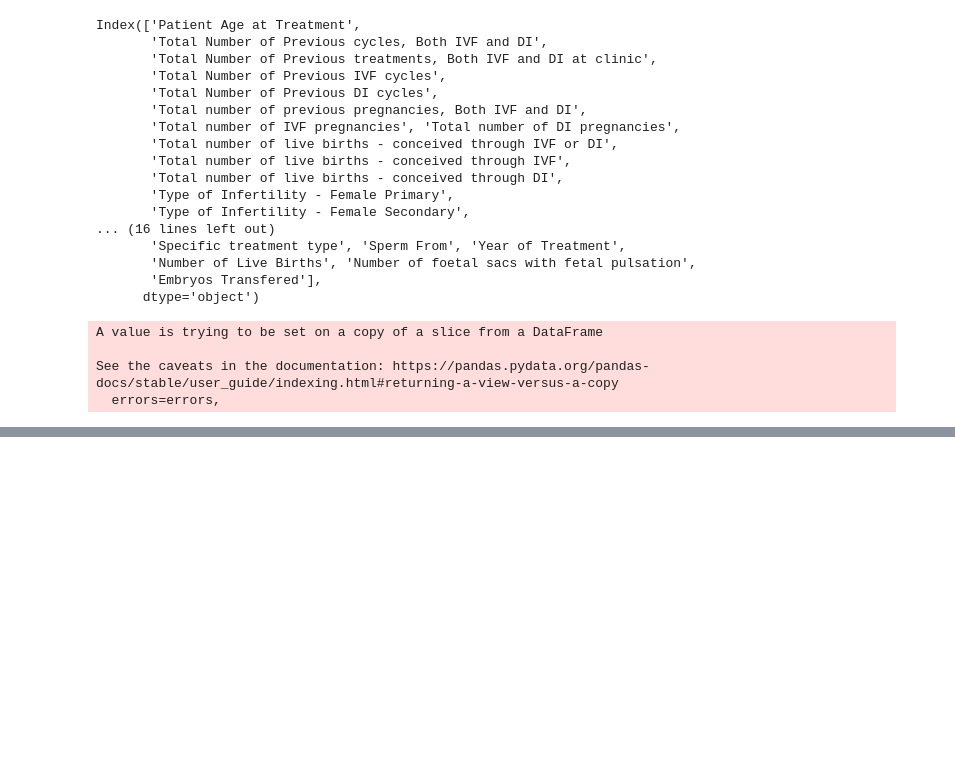
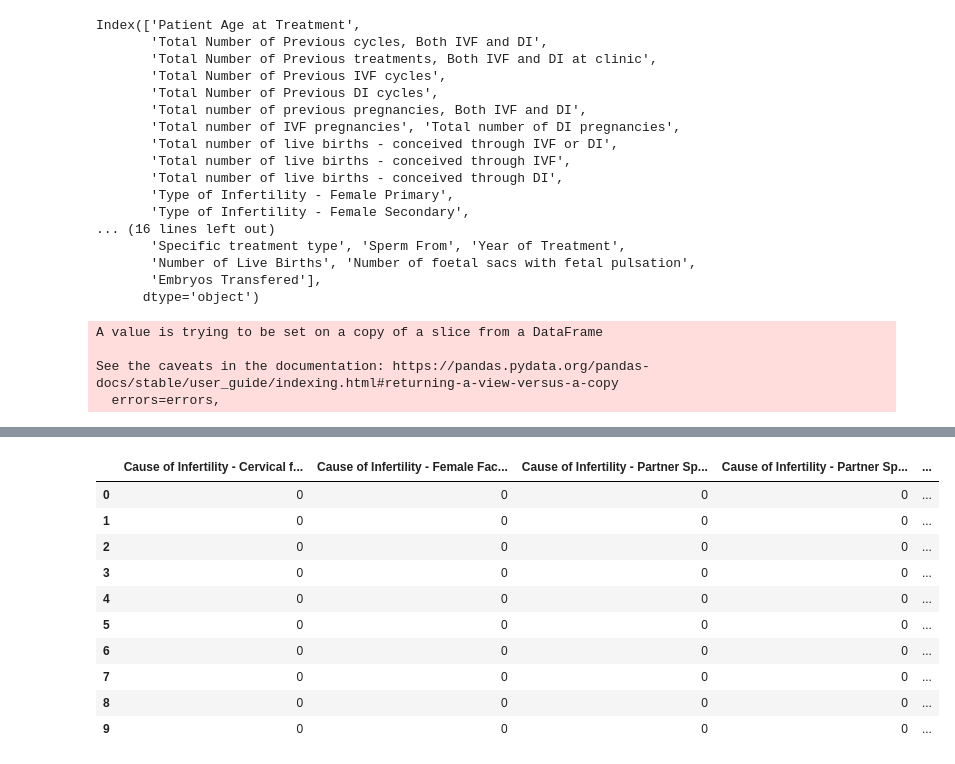
Before and after one commit to ecdison/Group9_MachineLearningHC, a Jupyter notebook: HCTech.ipynb, the cells around one changed output, grey strips where cells are left out. Cells and saved outputs as stored; diff of their text form; code cells hidden in the pictures; blank space fills up the shorter version.

```diff
--- a/HCTech.ipynb
+++ b/HCTech.ipynb
@@ -139,0 +168,18 @@ Index(['Patient Age at Treatment', 'Total Number of Previous IVF cycles',
+# %%
+# df_clean = mod_df['Cause of Infertility - Cervical factors'], mod_df['Cause of Infertility - Female Factors'],
+# mod_df['Cause of Infertility - Partner Sperm Concentration'], mod_df['Cause of Infertility -  Partner Sperm Morphology'],
+# mod_df['Causes of Infertility - Partner Sperm Motility'], mod_df['Cause of Infertility -  Partner Sperm Immunological factors'],
+# mod_df['Stimulation used']
+
+
+# Add a multiple columns to the DataFrame
+df2 = pd.DataFrame()
+df2['Cause of Infertility - Cervical factors'] = mod_df['Cause of Infertility - Cervical factors']
+df2['Cause of Infertility - Female Factors']   = mod_df['Cause of Infertility - Female Factors']
+df2['Cause of Infertility - Partner Sperm Concentration'] = mod_df['Cause of Infertility - Partner Sperm Concentration']
+df2['Cause of Infertility -  Partner Sperm Morphology'] = mod_df['Cause of Infertility -  Partner Sperm Morphology']
+df2['Causes of Infertility - Partner Sperm Motility'] = mod_df['Causes of Infertility - Partner Sperm Motility']
+df2['Cause of Infertility -  Partner Sperm Immunological factors'] = mod_df['Cause of Infertility -  Partner Sperm Immunological factors']
+df2['Stimulation used'] = mod_df['Stimulation used']
+
+df2.columns[df2.isnull().any()]
@@ -139,0 +196,16 @@ Index(['Patient Age at Treatment', 'Total Number of Previous IVF cycles',
+# %%
+Replace "male" with 1 and "female" with 0
+df['Sex'] = df['Sex'].map({"male":1, "female":0})
+df2.head(10)
+# %% [output]
+|  | Cause of Infertility - Cervical f... | Cause of Infertility - Female Fac... | Cause of Infertility - Partner Sp... | Cause of Infertility - Partner Sp... | ... |
+| 0 | 0 | 0 | 0 | 0 | ... |
+| 1 | 0 | 0 | 0 | 0 | ... |
+| 2 | 0 | 0 | 0 | 0 | ... |
+| 3 | 0 | 0 | 0 | 0 | ... |
+| 4 | 0 | 0 | 0 | 0 | ... |
+| 5 | 0 | 0 | 0 | 0 | ... |
+| 6 | 0 | 0 | 0 | 0 | ... |
+| 7 | 0 | 0 | 0 | 0 | ... |
+| 8 | 0 | 0 | 0 | 0 | ... |
+| 9 | 0 | 0 | 0 | 0 | ... |
```
Also changed, not shown: parts of 8 cells of this notebook.
